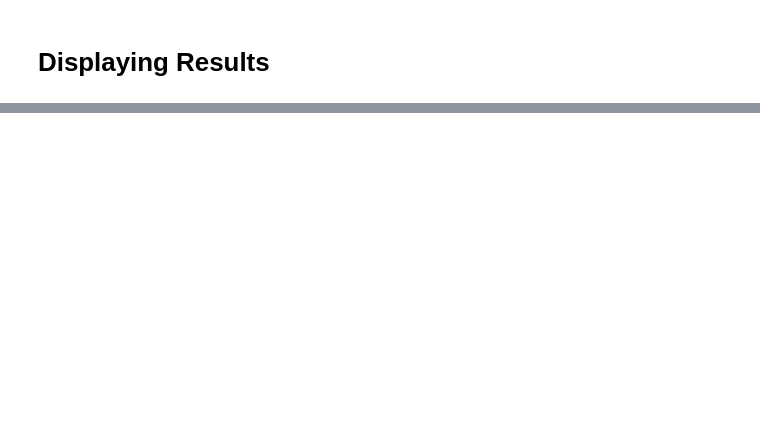
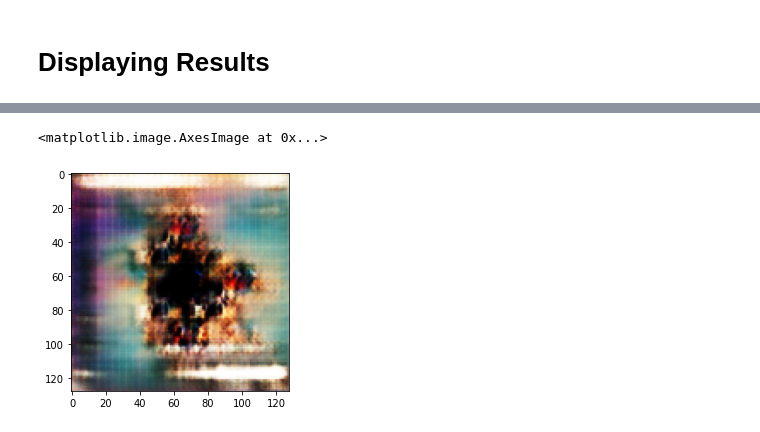
Before and after one commit to alexlin51/GANs-Album-Covers, a Jupyter notebook: Album_Cover_Fun.ipynb, the cells around one changed output, grey strips where cells are left out. Cells and saved outputs as stored; diff of their text form; code cells hidden in the pictures; blank space fills up the shorter version.

```diff
--- a/Album_Cover_Fun.ipynb
+++ b/Album_Cover_Fun.ipynb
@@ -432,0 +484,15 @@ save()
+# %%
+def give_D():
+  with torch.no_grad():
+    test_z = torch.randn(BATCH_SIZE,d_dim)
+    dimlist = np.array(test_z)
+    test_z = test_z.to(device)
+    generate = G(test_z)
+    return dimlist, (Data2Img(generate)[0] + 1) / 2
+
+# Find Cool Start Point
+start, pic1 = give_D()
+plt.imshow(pic1)
+# %% [output]
+<matplotlib.image.AxesImage at 0x...>
+[figure, added]
```
Also changed, not shown: parts of 21 cells of this notebook.
